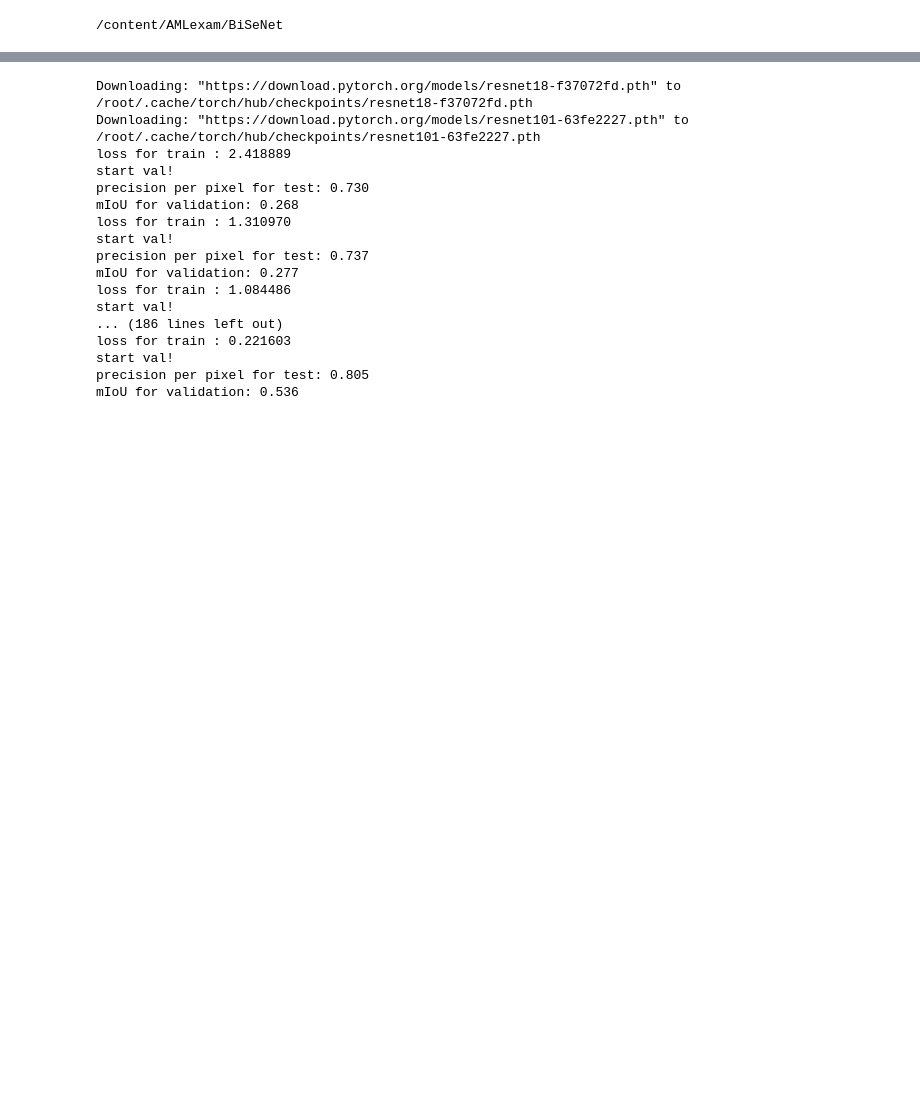
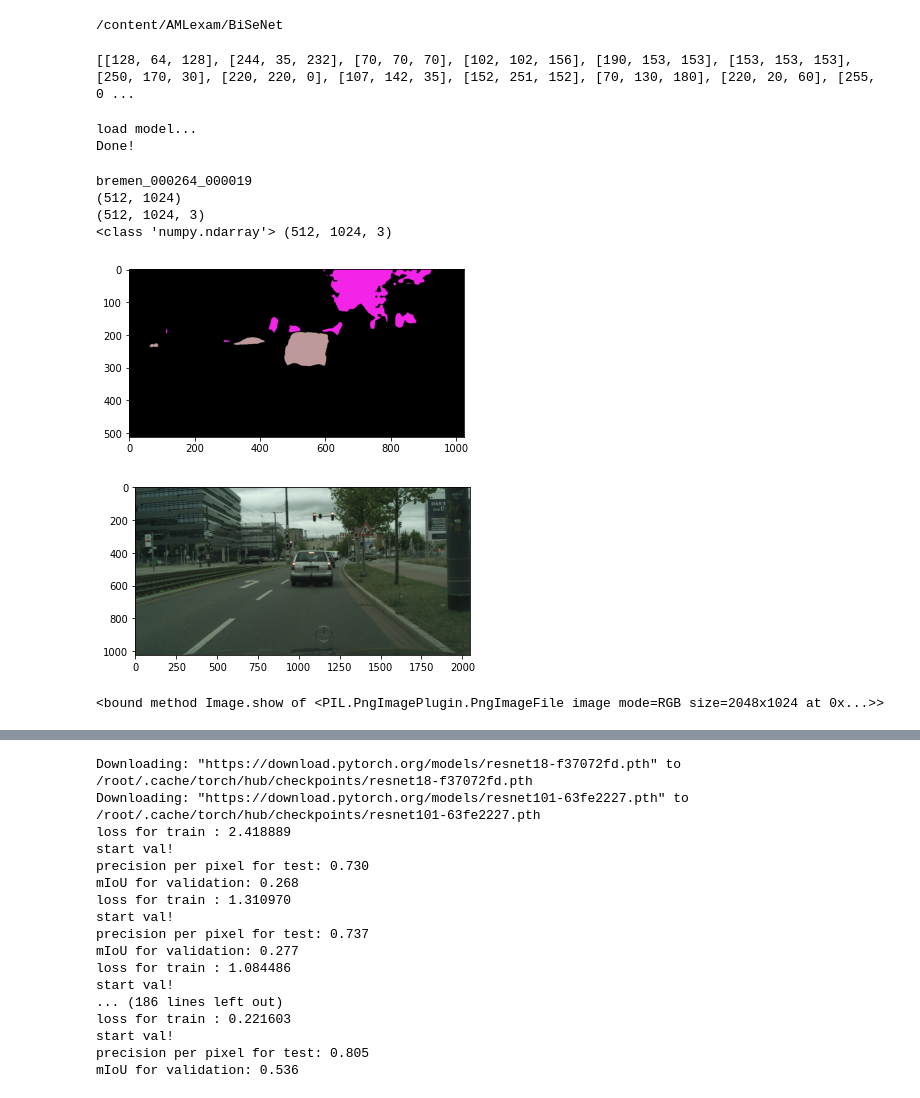
Before and after one commit to frarus/AMLexam, a Jupyter notebook: Exam.ipynb, the cells around one changed output, grey strips where cells are left out. Drawn from its saved outputs; the diff is of its cells as text; code cells hidden in the pictures; blank space fills up the shorter version.

```diff
--- a/Exam.ipynb
+++ b/Exam.ipynb
@@ -41,3 +38,23 @@ cd AMLexam/
 cd BiSeNet/
 # %% [output]
 /content/AMLexam/BiSeNet
+# %%
+label_info = json.load(open('/content/drive/MyDrive/Datasets/Cityscapes/info.json', 'r'))
+
+label_info=label_info['palette']
+print (label_info)
+# %% [output]
+[[128, 64, 128], [244, 35, 232], [70, 70, 70], [102, 102, 156], [190, 153, 153], [153, 153, 153], [250, 170, 30], [220, 220, 0], [107, 142, 35], [152, 251, 152], [70, 130, 180], [220, 20, 60], [255, 0 ...
+# %%
+from model.build_BiSeNet import BiSeNet
+model = BiSeNet(19, 'resnet101')
+model = torch.nn.DataParallel(model).cuda()
+
+print('load model...')
+checkpoint = torch.load('/content/drive/MyDrive/checkpoints_101_sgd_da/best_crossentropy_loss.pth')
+# load pretrained model if exists
+model.module.load_state_dict(checkpoint['model_state_dict'])
+print('Done!')
+# %% [output]
+load model...
+Done!
@@ -43,0 +64,45 @@ cd BiSeNet/
+# %%
+from IPython.display import Image
+
+import torch
+from torchvision import transforms
+from PIL import Image as PIL
+from dataset.Cityscapes_pseudo import Cityscapes_pseudo
+import matplotlib.pyplot as plt
+
+import json
+
+train_dataset=Cityscapes_pseudo ()
+
+convert_tensor = transforms.ToTensor()
+index=499
+img = PIL.open(train_dataset.files[index]['label'])
+print(train_dataset.files[index]['name'])
+img = np.asarray(img, np.ubyte)
+info = json.load(open('/content/drive/MyDrive/Datasets/Cityscapes/info.json', 'r'))
+class_mapping = info['label2train']
+# remap the semantic label
+img = encode_segmap(img, class_mapping, 255)
+print(img.shape)
+#img=convert_tensor(img).numpy()
+img = colour_code_segmentation(img, label_info)
+print (type(img), img.shape)
+img = PIL.fromarray(img, 'RGB')
+#img = Image(train_dataset.files[0]['label'])
+plt.imshow(img)
+plt.show()
+img.show
+img.save("test_pseudo.png")
+#print (train_dataset.files[0]['image'])
+img_origin = PIL.open(train_dataset.files[index]['image'])
+plt.imshow(img_origin)
+plt.show()
+img_origin.show
+# %% [output]
+bremen_000264_000019
+(512, 1024)
+(512, 1024, 3)
+<class 'numpy.ndarray'> (512, 1024, 3)
+[figure, added]
+[figure, added]
+<bound method Image.show of <PIL.PngImagePlugin.PngImageFile image mode=RGB size=2048x1024 at 0x...>>
```
Also changed, not shown: parts of 5 cells of this notebook.
